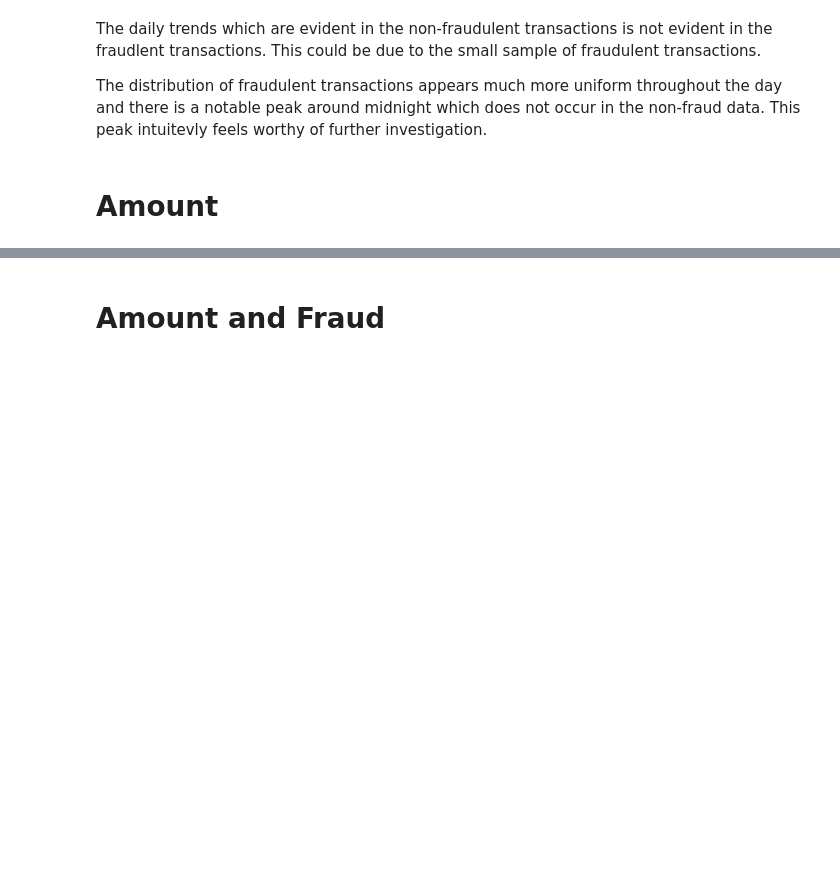
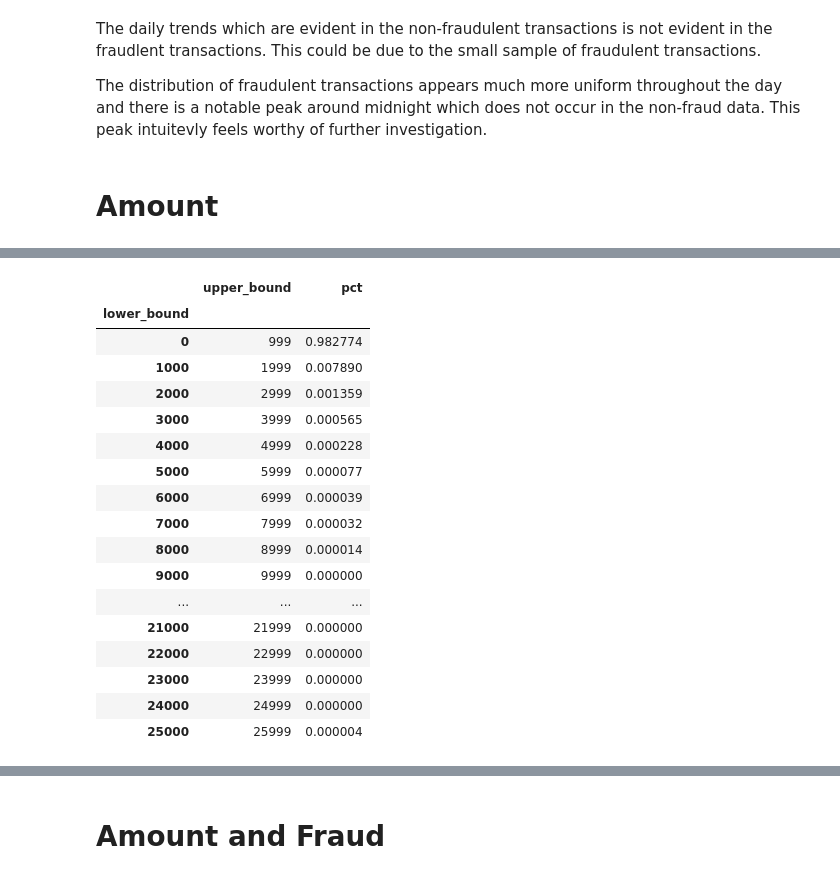
Before and after one commit to dajhutchinson/Applied-Data-Science, a Jupyter notebook: Coursework/Exploration.ipynb, the cells around one changed output, grey strips where cells are left out. Saved outputs shown, nothing was run; the diff lists cells and outputs as text; code cells hidden in the pictures; blank space fills up the shorter version.

```diff
--- a/Coursework/Exploration.ipynb
+++ b/Coursework/Exploration.ipynb
@@ -183,3 +186,32 @@ Clearly the majority of transactions are low. Below I plot the distribution of t
+# %%
+value_cats=pd.DataFrame([],columns=["lower_bound","upper_bound","pct"])
+for i in range(0,int(data["Amount"].max()),1000):
+    count=data["Amount"].between(i,i+999,inclusive=False).sum()
+    pct=count/data["Amount"].shape[0]
+    row=[i,i+999,pct]
+    row_df=pd.DataFrame([row],columns=["lower_bound","upper_bound","pct"])
+    value_cats=value_cats.append(row_df)
+value_vats=value_cats.set_index("lower_bound",inplace=True)
+value_cats
+# %% [output]
+|  | upper_bound | pct |
+| lower_bound |  |  |
+| 0 | 999 | 0.982774 |
+| 1000 | 1999 | 0.007890 |
+| 2000 | 2999 | 0.001359 |
+| 3000 | 3999 | 0.000565 |
+| 4000 | 4999 | 0.000228 |
+| 5000 | 5999 | 0.000077 |
+| 6000 | 6999 | 0.000039 |
+| 7000 | 7999 | 0.000032 |
+| 8000 | 8999 | 0.000014 |
+| 9000 | 9999 | 0.000000 |
+| ... | ... | ... |
+| 21000 | 21999 | 0.000000 |
+| 22000 | 22999 | 0.000000 |
+| 23000 | 23999 | 0.000000 |
+| 24000 | 24999 | 0.000000 |
+| 25000 | 25999 | 0.000004 |
 # %%
 # Plot transaction in each hour slot over whole period
 plt.hist(data[data["Amount"]<1000]["Amount"],bins=100,color="paleturquoise")
```
Also changed, not shown: parts of 12 cells of this notebook, 2 other files.
